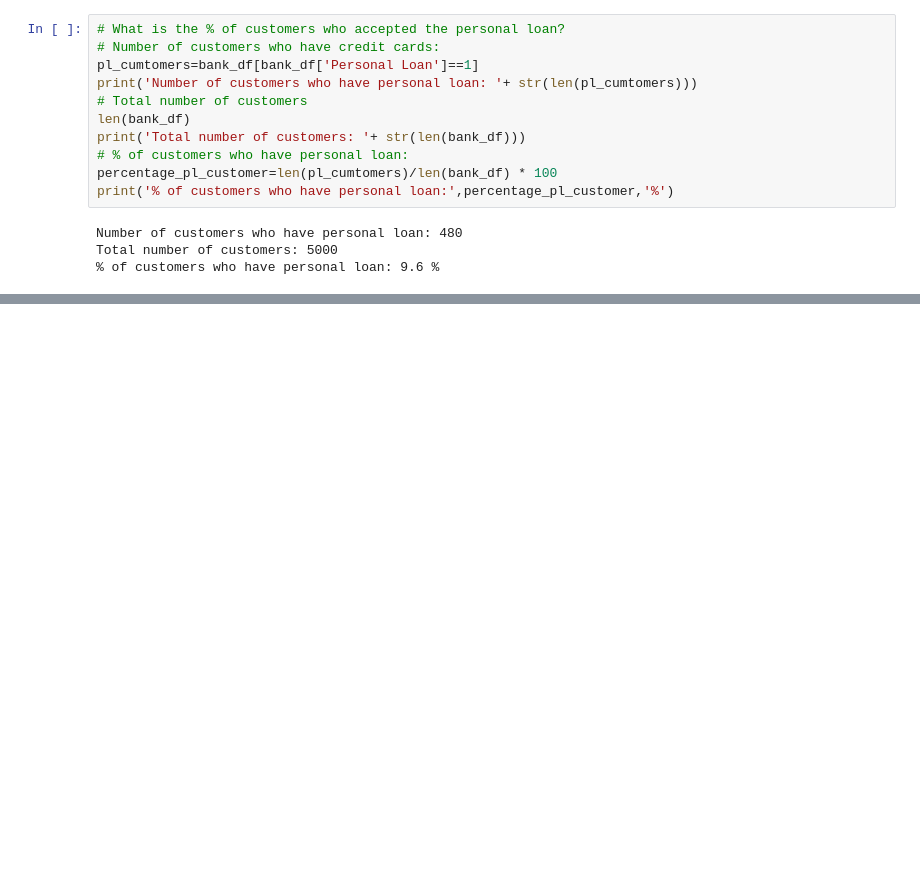
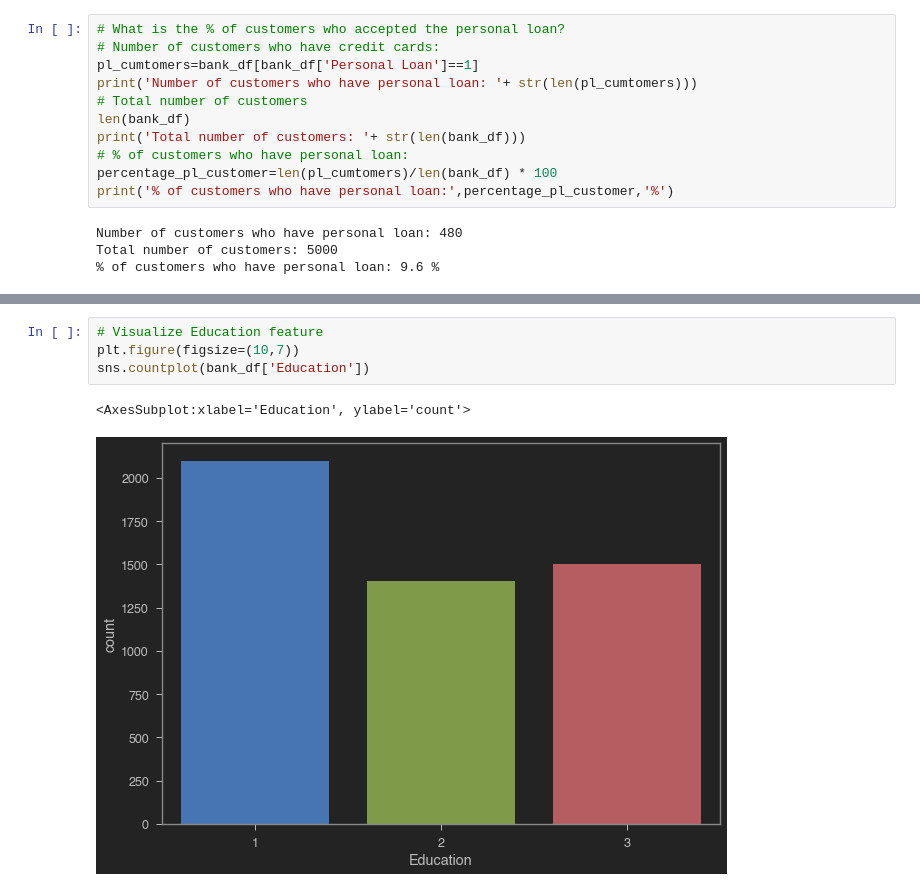
Before and after one commit to zacharyvunguyen/Bank_Loan_Approval_Using_Artificial_Neural_Nets, a Jupyter notebook: notebook/Bank Loan Approval Solution.ipynb, the cells around one changed output, grey strips where cells are left out. Drawn from its saved outputs; the diff is of its cells as text; blank space fills up the shorter version.

```diff
--- a/notebook/Bank Loan Approval Solution.ipynb
+++ b/notebook/Bank Loan Approval Solution.ipynb
@@ -162,0 +173,7 @@ Total number of customers: 5000
+# %%
+# Visualize Education feature
+plt.figure(figsize=(10,7))
+sns.countplot(bank_df['Education'])
+# %% [output]
+<AxesSubplot:xlabel='Education', ylabel='count'>
+[figure, added]
```
Also changed, not shown: parts of 17 cells of this notebook, 14 other files.
